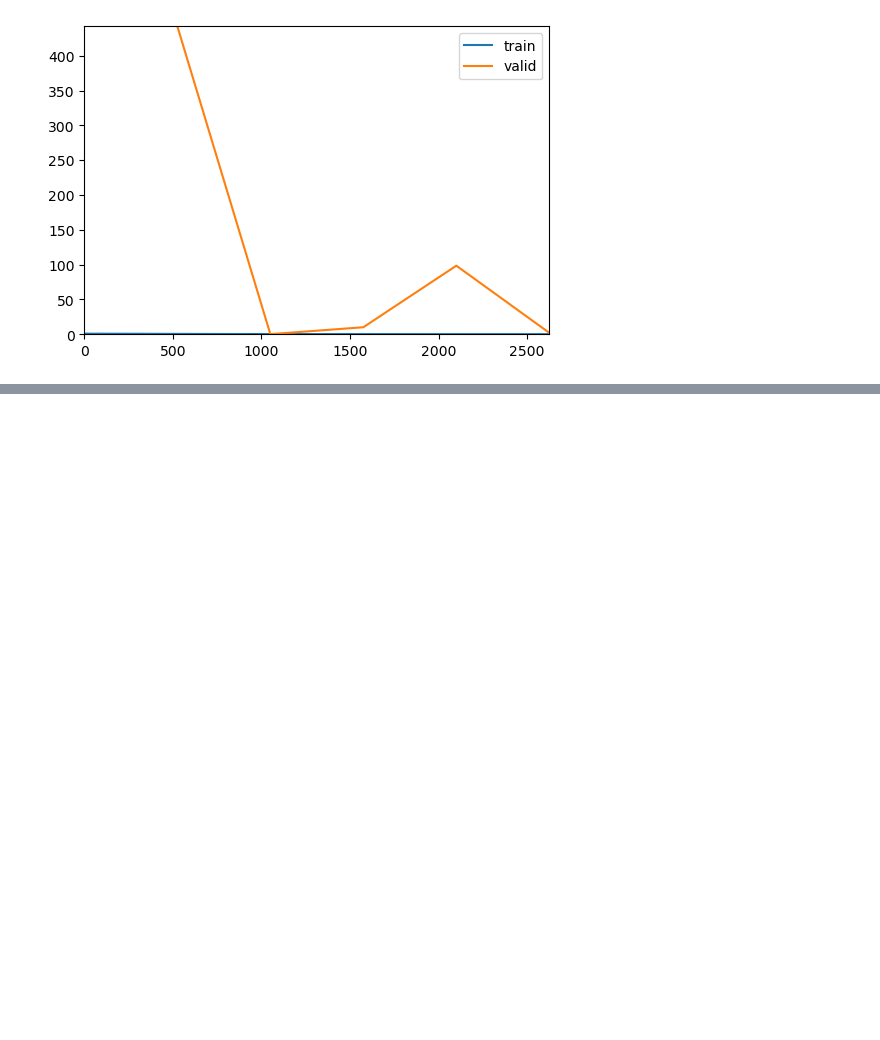
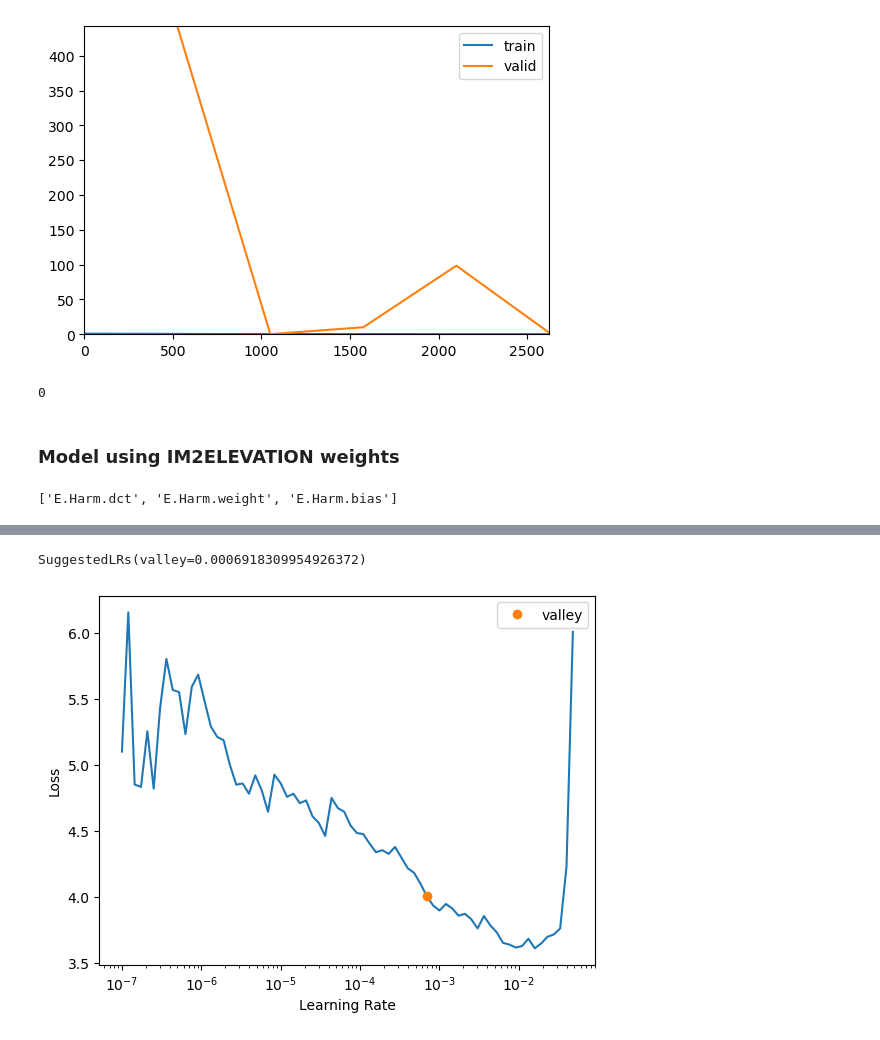
Before and after one commit to LQCHAN022/UMP-estimation, a Jupyter notebook: sentinel_ump_IM2ELEVATION.ipynb, the cells around one changed output, grey strips where cells are left out. Cells and saved outputs as stored; diff of their text form; code cells hidden in the pictures; blank space fills up the shorter version.

Commit message:
Load im2elevation weights to compare with imagenet weights

```diff
--- a/sentinel_ump_IM2ELEVATION.ipynb
+++ b/sentinel_ump_IM2ELEVATION.ipynb
@@ -44,6 +51,9 @@ BANDS = [
 
 UMP = ['height_avg_bld', 'height_avg_area', 'height_avg_total', 'height_std',
        'height_max', 'height_percentile', 'planar_index', 'frontal_index']
+
+BATCH_SIZE = 5
+CHECKPT_PATH = "pretrained_model/im2elevation/Block0_skip_model_110.pth.tar"
 # %%
 # Import train and validation
 with open("data/x_train_tokyo.pkl", "rb") as f:
@@ -194,3 +202,57 @@ learn.fine_tune(5, 0.001, cbs= [ShowGraphCallback()])
 | 3 | 0.216142 | 98.544357 | 9.248185 | 14.137300 | 9.029332 | ... |
 | 4 | 0.198586 | 2.016772 | 14.706294 | 19.925047 | 9.482035 | ... |
 [figure]
+# %%
+# Garbage collection
+try:
+    del head
+    del original_model
+    del model
+    del Encoder
+    del learn
+except:
+    pass
+gc.collect()
+# %% [output]
+0
+# %% [markdown]
+### Model using IM2ELEVATION weights
+# %%
+# Load weights from IM2ELEVATION and delete unnecessary layers
+checkpoint = torch.load(CHECKPT_PATH)
+
+to_delete = []
+for layer in checkpoint["state_dict"].keys():
+    if "HARM" in layer.upper():
+        to_delete.append(layer)
+print(to_delete)
+
+for i in to_delete:
+    checkpoint["state_dict"].pop(i)
+# %% [output]
+['E.Harm.dct', 'E.Harm.weight', 'E.Harm.bias']
+# %%
+# ssl to facilitate downloading of weights
+import ssl
+ssl._create_default_https_context = ssl._create_unverified_context
+
+# This is not ideal since we're only working with one feature but we'll try to make it work first
+head = create_head(1, 8, ps=0.5)
+original_model = senet.senet154()
+
+Encoder = modules.E_senet(original_model, x_norms)
+im2elevation = net.im2elevation_model(Encoder, num_features=2048, block_channel = [256, 512, 1024, 2048])
+# Load weights
+im2elevation.load_state_dict(checkpoint["state_dict"])
+
+# Clear memory
+del checkpoint
+gc.collect()
+
+model = net.model(im2elevation, head)
+# %%
+# Need better loss due to scale difference
+learn = Learner(dls_3, model, loss_func= mse_weighted, metrics= metrics)
+# %%
+learn.lr_find()
+# %% [output]
@@ -196,0 +260,2 @@ learn.fine_tune(5, 0.001, cbs= [ShowGraphCallback()])
+SuggestedLRs(valley=0.0006918309954926372)
+[figure, added]
```
Also changed, not shown: parts of 13 cells of this notebook.
